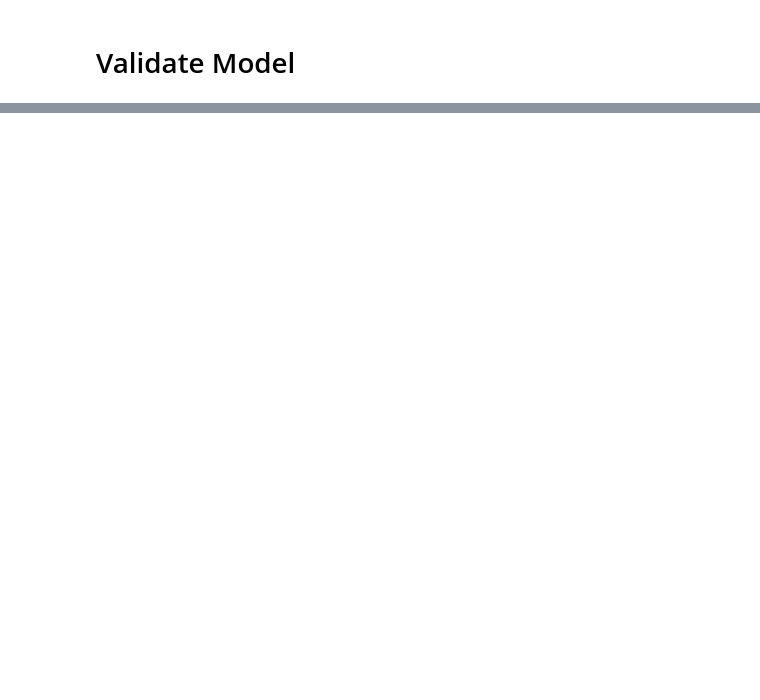
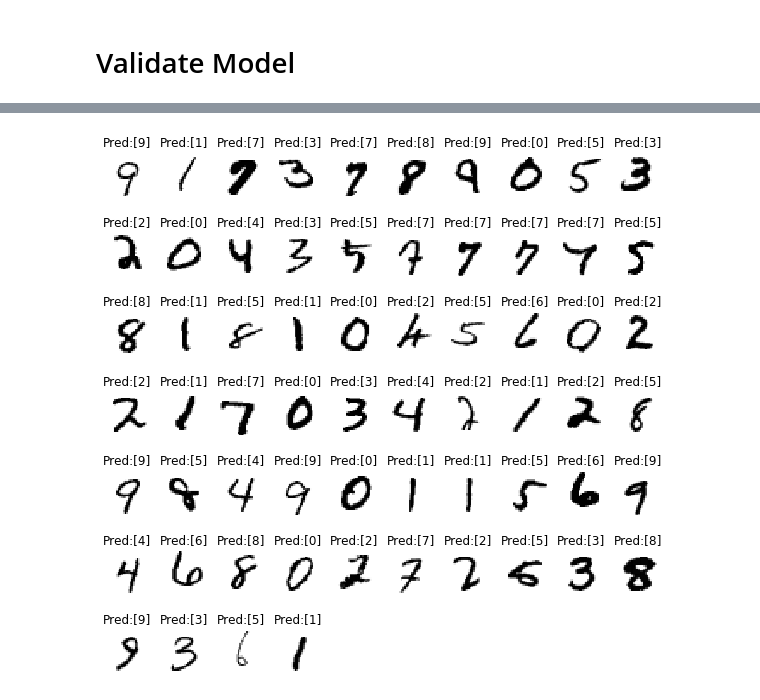
Before and after one commit to luutp/serviceBot, a Jupyter notebook: pytorch_mnist.ipynb, the cells around one changed output, grey strips where cells are left out. Cells and saved outputs as stored; diff of their text form; code cells hidden in the pictures; blank space fills up the shorter version.

```diff
--- a/pytorch_mnist.ipynb
+++ b/pytorch_mnist.ipynb
@@ -589,0 +550,25 @@ KeyboardInterrupt:
+# %%
+model = Net().to(config.HARDWARE.DEVICE)
+optimizer = optim.SGD(model.parameters(), lr = config.TRAIN.LR, momentum = config.TRAIN.MOMENTUM)
+ckpts_dict = load_checkpoint()
+model.load_state_dict(ckpts_dict['model_state_dict'])
+optimizer.load_state_dict(ckpts_dict['optimizer_state_dict'])
+images, target = next(iter(test_loader))
+model.eval()
+acc = 0
+with torch.no_grad():
+    outputs = model(images.to(config.HARDWARE.DEVICE))
+    preds = outputs.argmax(dim=1, keepdim = True)
+    acc += preds.eq(target.to(config.HARDWARE.DEVICE).view_as(preds)).sum().item()
+
+nb_images = images.shape[0]
+print(acc/nb_images)
+figure = plt.figure(figsize = (10,10))
+nb_cols = 10
+nb_rows = np.ceil(nb_images/nb_cols)
+for idx, (img, pred) in enumerate(zip(images,preds)):
+    plt.subplot(nb_rows, nb_cols, idx+1)
+    plt.axis('off')
+    plt.imshow(img.numpy().squeeze(), cmap='gray_r')
+    plt.title('Pred:{}'.format(pred.cpu().numpy()))
+# %% [output]
@@ -589,0 +578 @@ KeyboardInterrupt:
+[figure, added]
```
Also changed, not shown: parts of 21 cells of this notebook, 1 other file.
